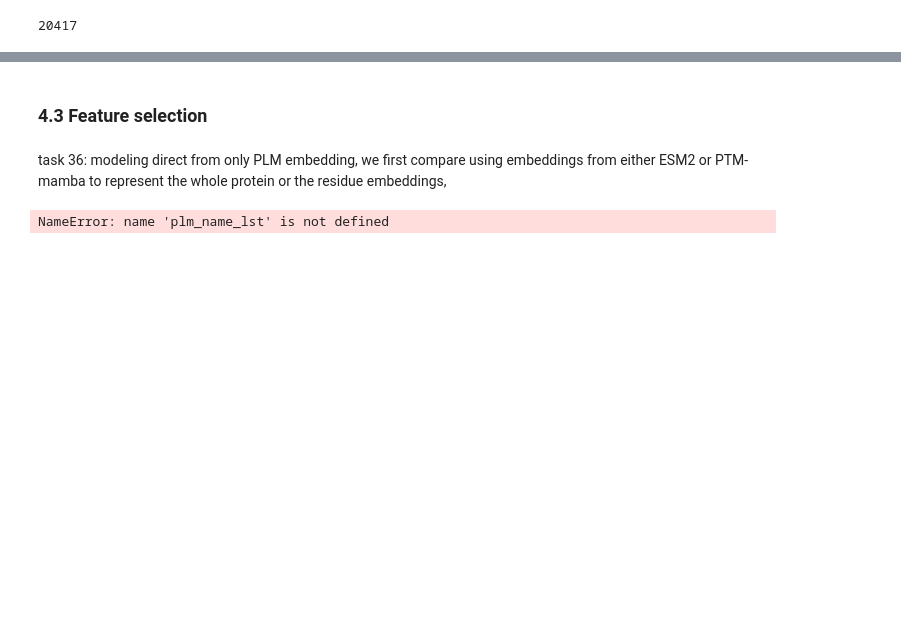
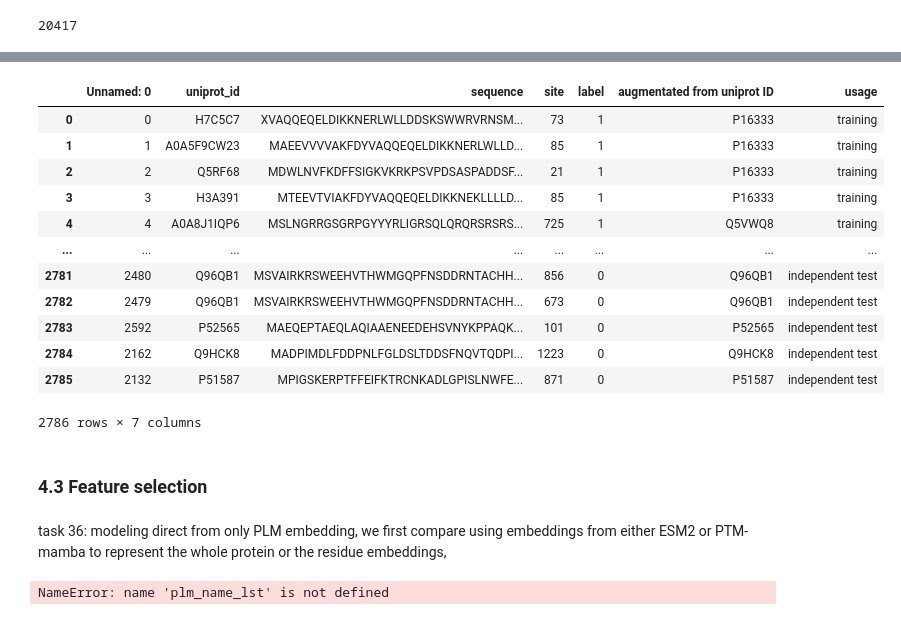
Before and after one commit to liuliu-umich/CAMP-14-3-3, a Jupyter notebook: 4.2 Modeling.ipynb, the cells around one changed output, grey strips where cells are left out. Saved outputs shown, nothing was run; the diff lists cells and outputs as text; code cells hidden in the pictures; blank space fills up the shorter version.

Commit message:
data: final dataset

```diff
--- a/4.2 Modeling.ipynb
+++ b/4.2 Modeling.ipynb
@@ -532,0 +579,17 @@ NameError: name 'final_dataset' is not defined
+# %%
+final_dataset = pd.read_csv("final_dataset_with_seq.csv")
+final_dataset
+# %% [output]
+|  | Unnamed: 0 | uniprot_id | sequence | site | label | augmentated from uniprot ID | usage |
+| 0 | 0 | H7C5C7 | XVAQQEQELDIKKNERLWLLDDSKSWWRVRNSM... | 73 | 1 | P16333 | training |
+| 1 | 1 | A0A5F9CW23 | MAEEVVVVAKFDYVAQQEQELDIKKNERLWLLD... | 85 | 1 | P16333 | training |
+| 2 | 2 | Q5RF68 | MDWLNVFKDFFSIGKVKRKPSVPDSASPADDSF... | 21 | 1 | P16333 | training |
+| 3 | 3 | H3A391 | MTEEVTVIAKFDYVAQQEQELDIKKNEKLLLLD... | 85 | 1 | P16333 | training |
+| 4 | 4 | A0A8J1IQP6 | MSLNGRRGSGRPGYYYRLIGRSQLQRQRSRSRS... | 725 | 1 | Q5VWQ8 | training |
+| ... | ... | ... | ... | ... | ... | ... | ... |
+| 2781 | 2480 | Q96QB1 | MSVAIRKRSWEEHVTHWMGQPFNSDDRNTACHH... | 856 | 0 | Q96QB1 | independent test |
+| 2782 | 2479 | Q96QB1 | MSVAIRKRSWEEHVTHWMGQPFNSDDRNTACHH... | 673 | 0 | Q96QB1 | independent test |
+| 2783 | 2592 | P52565 | MAEQEPTAEQLAQIAAENEEDEHSVNYKPPAQK... | 101 | 0 | P52565 | independent test |
+| 2784 | 2162 | Q9HCK8 | MADPIMDLFDDPNLFGLDSLTDDSFNQVTQDPI... | 1223 | 0 | Q9HCK8 | independent test |
+| 2785 | 2132 | P51587 | MPIGSKERPTFFEIFKTRCNKADLGPISLNWFE... | 871 | 0 | P51587 | independent test |
+2786 rows × 7 columns
```
Also changed, not shown: parts of 23 cells of this notebook, 3 other files.
